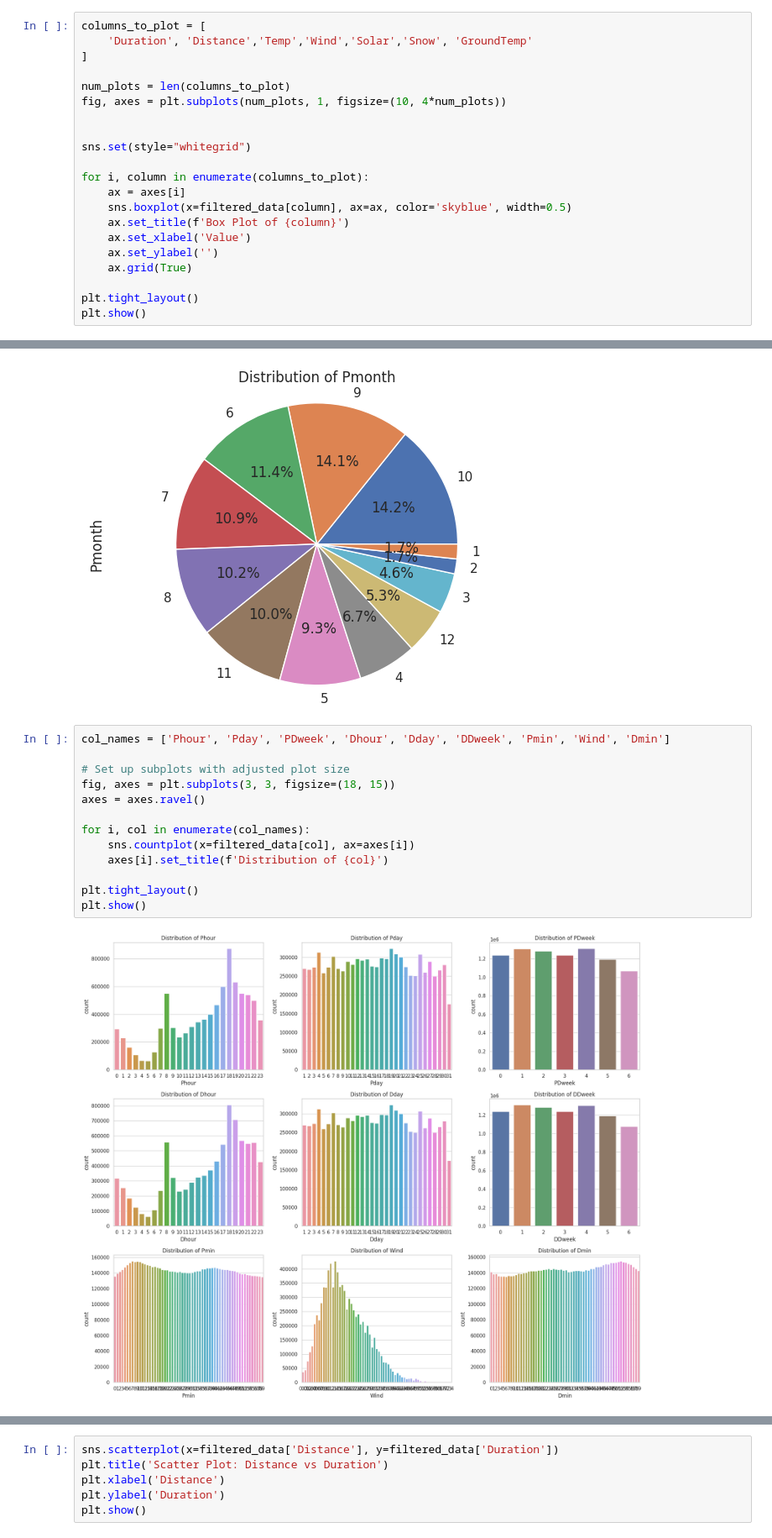
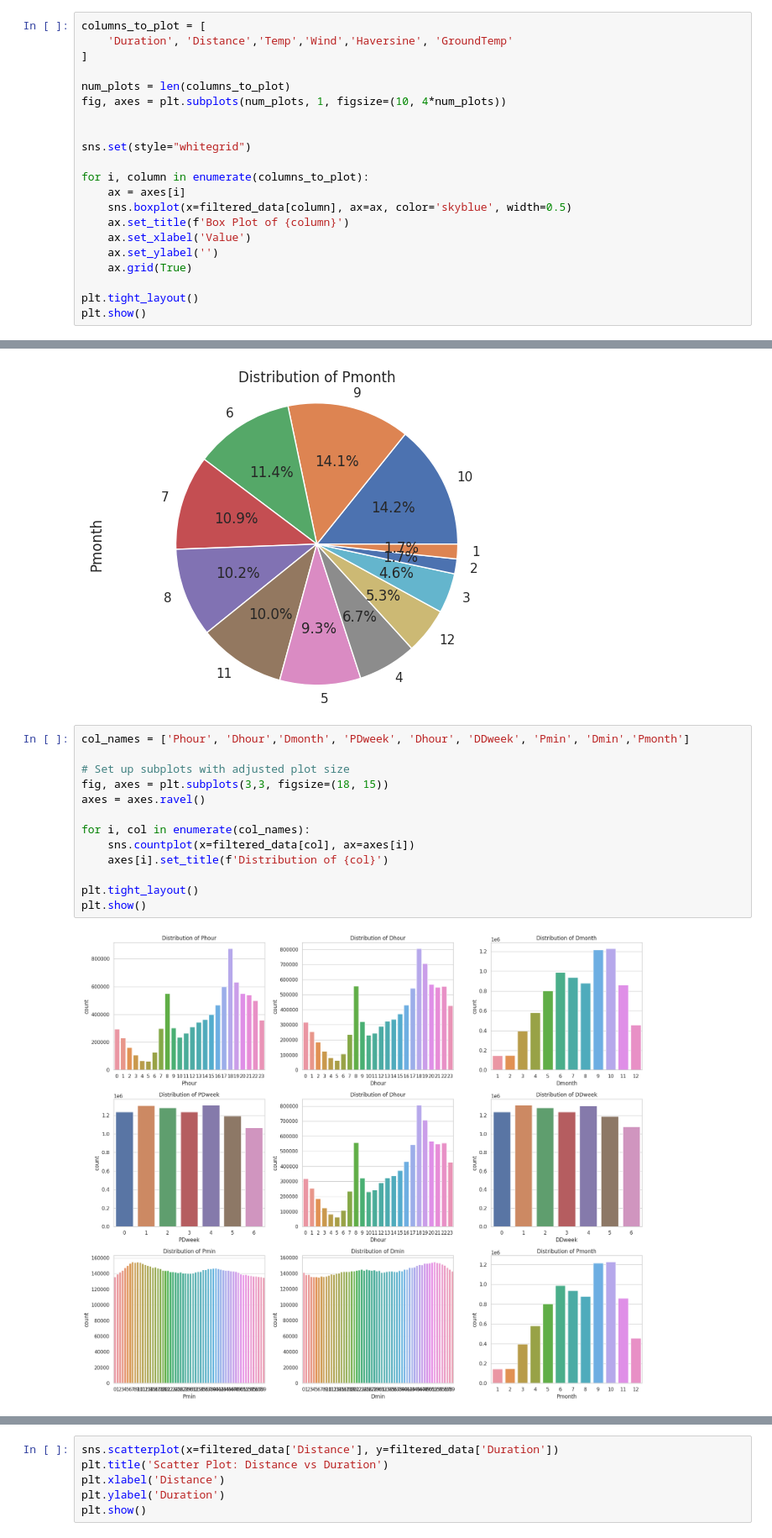
Before and after one commit to dp2292/CP01-Data-Alchemists, a Jupyter notebook: CP01_Data_Alchemists.ipynb, the cells around one changed output, grey strips where cells are left out. Shown at 84% size. Cells and saved outputs as stored; diff of their text form.

```diff
--- a/CP01_Data_Alchemists.ipynb
+++ b/CP01_Data_Alchemists.ipynb
@@ -207,7 +206,7 @@ See the caveats in the documentation: https://pandas.pydata.org/pandas-docs/stab
 ### Visualization
 # %%
 columns_to_plot = [
-    'Duration', 'Distance','Temp','Wind','Solar','Snow', 'GroundTemp'
+    'Duration', 'Distance','Temp','Wind','Haversine', 'GroundTemp'
 ]
 
 num_plots = len(columns_to_plot)
@@ -241,17 +240,17 @@ plt.show()
 # %% [output]
 [figure]
 # %%
-col_names = ['Phour', 'Pday', 'PDweek', 'Dhour', 'Dday', 'DDweek', 'Pmin', 'Wind', 'Dmin']
+col_names = ['Phour', 'Dhour','Dmonth', 'PDweek', 'Dhour', 'DDweek', 'Pmin', 'Dmin','Pmonth']
 
 # Set up subplots with adjusted plot size
-fig, axes = plt.subplots(3, 3, figsize=(18, 15))
+fig, axes = plt.subplots(3,3, figsize=(18, 15))
 axes = axes.ravel()
 
 for i, col in enumerate(col_names):
     sns.countplot(x=filtered_data[col], ax=axes[i])
     axes[i].set_title(f'Distribution of {col}')
 
 plt.tight_layout()
 plt.show()
 # %% [output]
-[figure, old version]
+[figure, new version]
```
Also changed, not shown: parts of 5 cells of this notebook.
